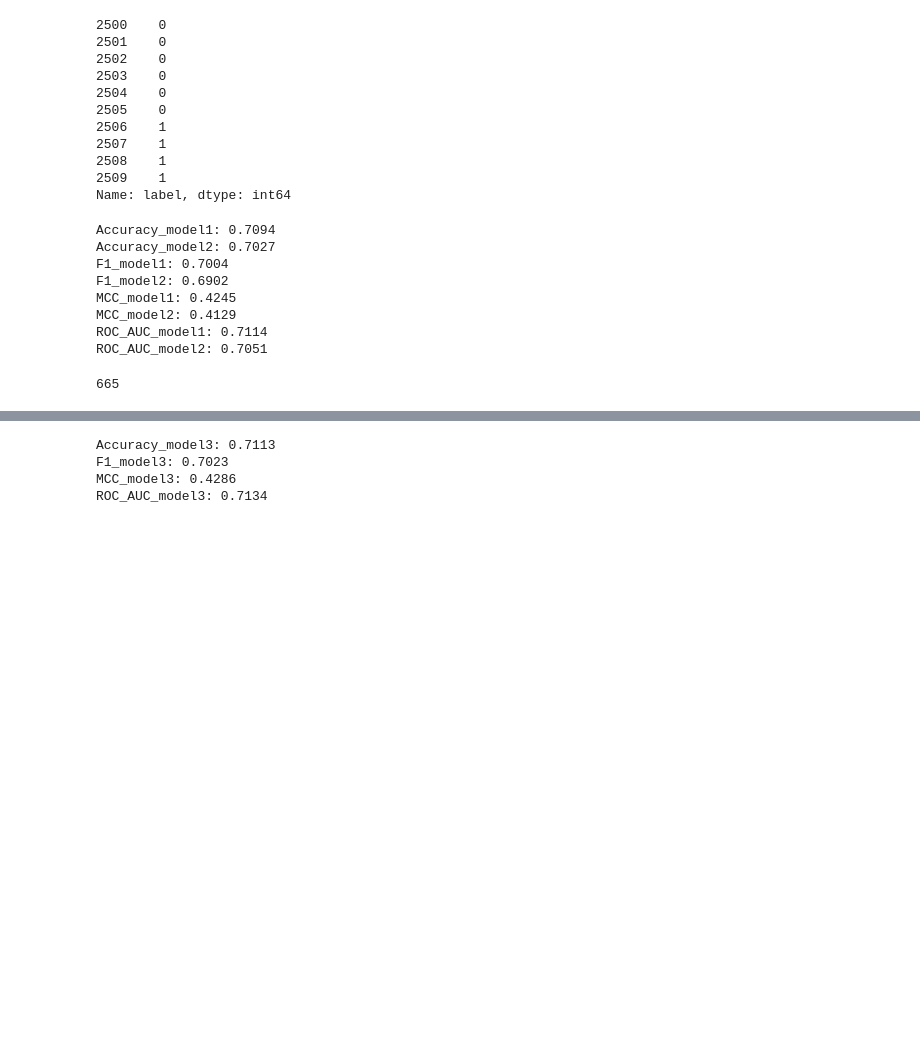
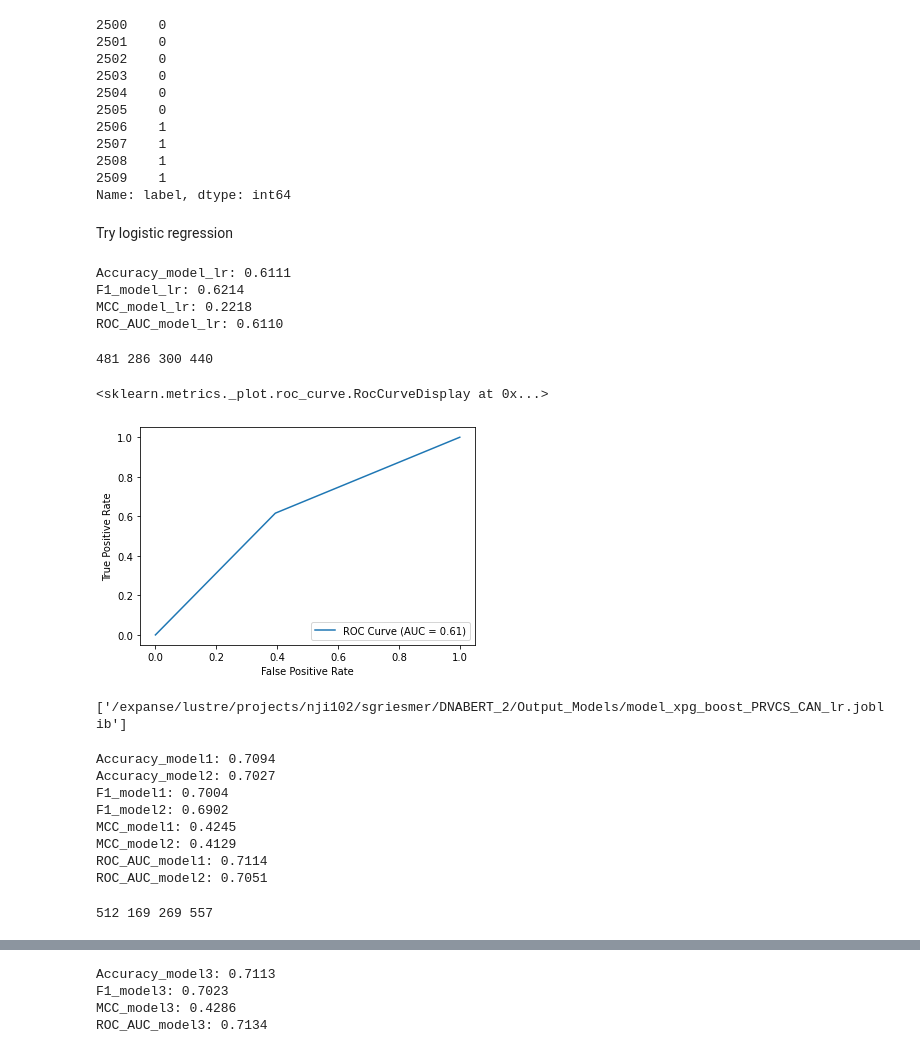
Before and after one commit to sgriesmer/njit-cad, a Jupyter notebook: expanse/Prioritization_CAN_XGB_Model.ipynb, the cells around one changed output, grey strips where cells are left out. Cells and saved outputs as stored; diff of their text form; code cells hidden in the pictures; blank space fills up the shorter version.

Commit message:
Updated files from Expanse

```diff
--- a/expanse/Prioritization_CAN_XGB_Model.ipynb
+++ b/expanse/Prioritization_CAN_XGB_Model.ipynb
@@ -68,7 +68,7 @@ X
 5023 rows × 1380 columns
 # %%
 col_lab = list(range(0,1380))
-X.set_axis(col_lab, axis="columns", inplace=True)
+X = X.set_axis(col_lab, axis="columns")
 # %%
 X
 # %% [output]
@@ -125,6 +125,55 @@ from sklearn.model_selection import train_test_split
 test_size = 0.3
 seed = 7
 X_train, X_test, y_train, y_test = train_test_split(X, y, test_size=test_size, random_state=seed)
+# %% [markdown]
+Try logistic regression
+# %%
+from sklearn.linear_model import LogisticRegression
+
+lr_model = LogisticRegression(solver='lbfgs', max_iter=1000)
+lr_train_model = lr_model.fit(X_train,y_train)
+pred_lr = lr_model.predict(X_test)
+# %%
+from sklearn.metrics import accuracy_score, f1_score, matthews_corrcoef, roc_auc_score
+
+print("Accuracy_model_lr: %.4f" % (accuracy_score(y_test, pred_lr)))
+print("F1_model_lr: %.4f" % (f1_score(y_test, pred_lr)))
+print("MCC_model_lr: %.4f" % (matthews_corrcoef(y_test, pred_lr)))
+print("ROC_AUC_model_lr: %.4f" % (roc_auc_score(y_test, pred_lr))) # don't know about call: y_score vs. pred
+# %% [output]
+Accuracy_model_lr: 0.6111
+F1_model_lr: 0.6214
+MCC_model_lr: 0.2218
+ROC_AUC_model_lr: 0.6110
+# %%
+from sklearn.metrics import confusion_matrix
+
+#confusion_matrix(y_val, pred1)
+tn, fp, fn, tp = confusion_matrix(y_test, pred_lr).ravel()
+print(tp, fp, fn, tn)
+# %% [output]
+481 286 300 440
+# %%
+import matplotlib.pyplot as plt
+from sklearn import metrics
+from sklearn.metrics import roc_curve
+
+fpr, tpr, _ = roc_curve(y_test, pred_lr)
+roc_auc = roc_auc_score(y_test, pred_lr)
+display = metrics.RocCurveDisplay(fpr=fpr, tpr=tpr, roc_auc=roc_auc)
+display.plot(name="ROC Curve")
+# %% [output]
+<sklearn.metrics._plot.roc_curve.RocCurveDisplay at 0x...>
+[figure, added]
+# %%
+# Save logistic regression model
+
+from joblib import dump, load
+
+best_estimator = lr_train_model
+dump(best_estimator, path_prefix + "DNABERT_2/Output_Models/" + "model_xpg_boost_PRVCS_CAN_lr.joblib")
+# %% [output]
+['/expanse/lustre/projects/nji102/sgriesmer/DNABERT_2/Output_Models/model_xpg_boost_PRVCS_CAN_lr.joblib']
 # %%
 from sklearn.metrics import accuracy_score, f1_score, matthews_corrcoef, roc_auc_score
 
@@ -152,6 +201,7 @@ MCC_model2: 0.4129
 ROC_AUC_model1: 0.7114
 ROC_AUC_model2: 0.7051
 # %%
-pred2.sum()
+tn, fp, fn, tp = confusion_matrix(y_test, pred1).ravel()
+print(tp, fp, fn, tn)
 # %% [output]
-665
+512 169 269 557
```
Also changed, not shown: parts of 89 cells of this notebook, 18 other files.
